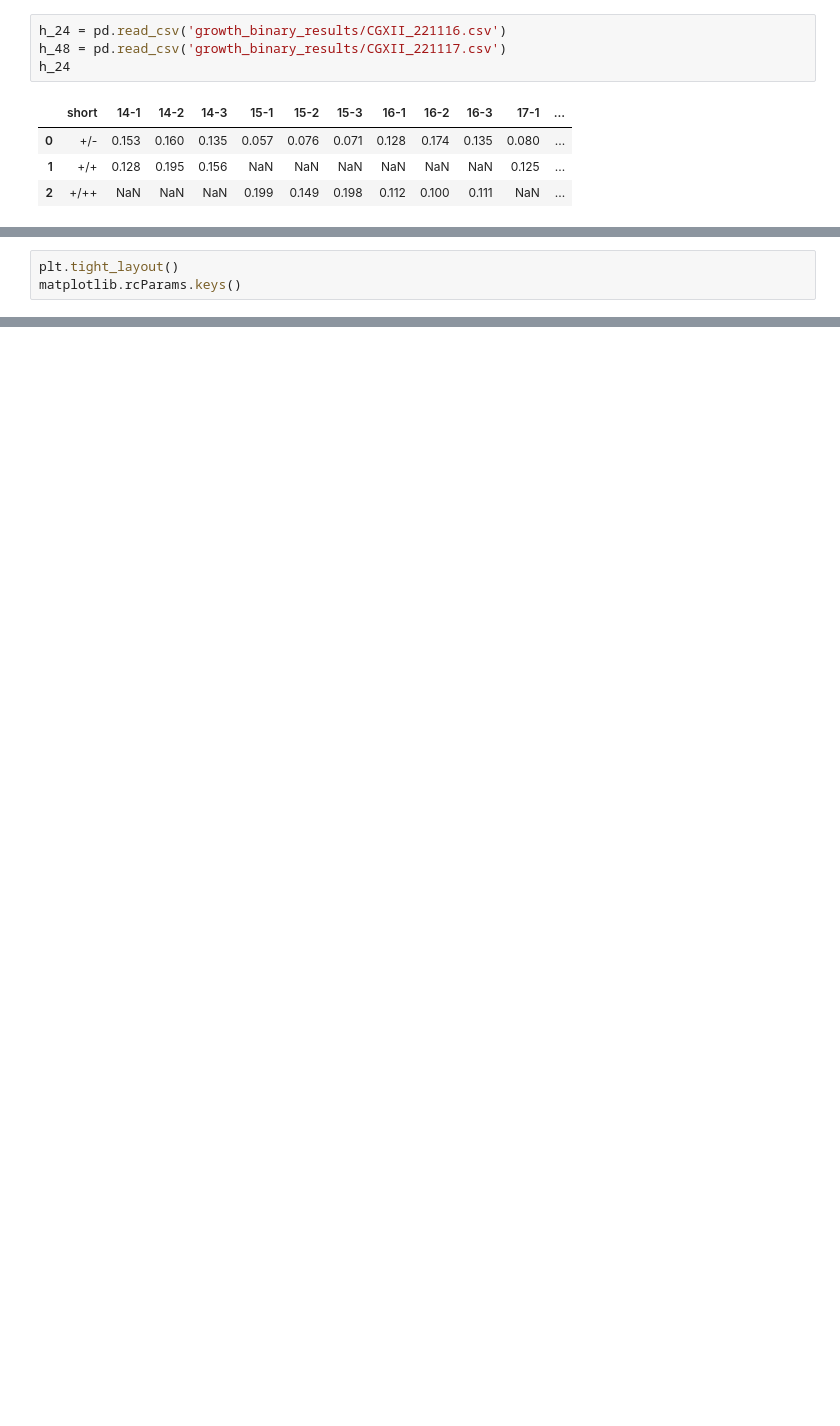
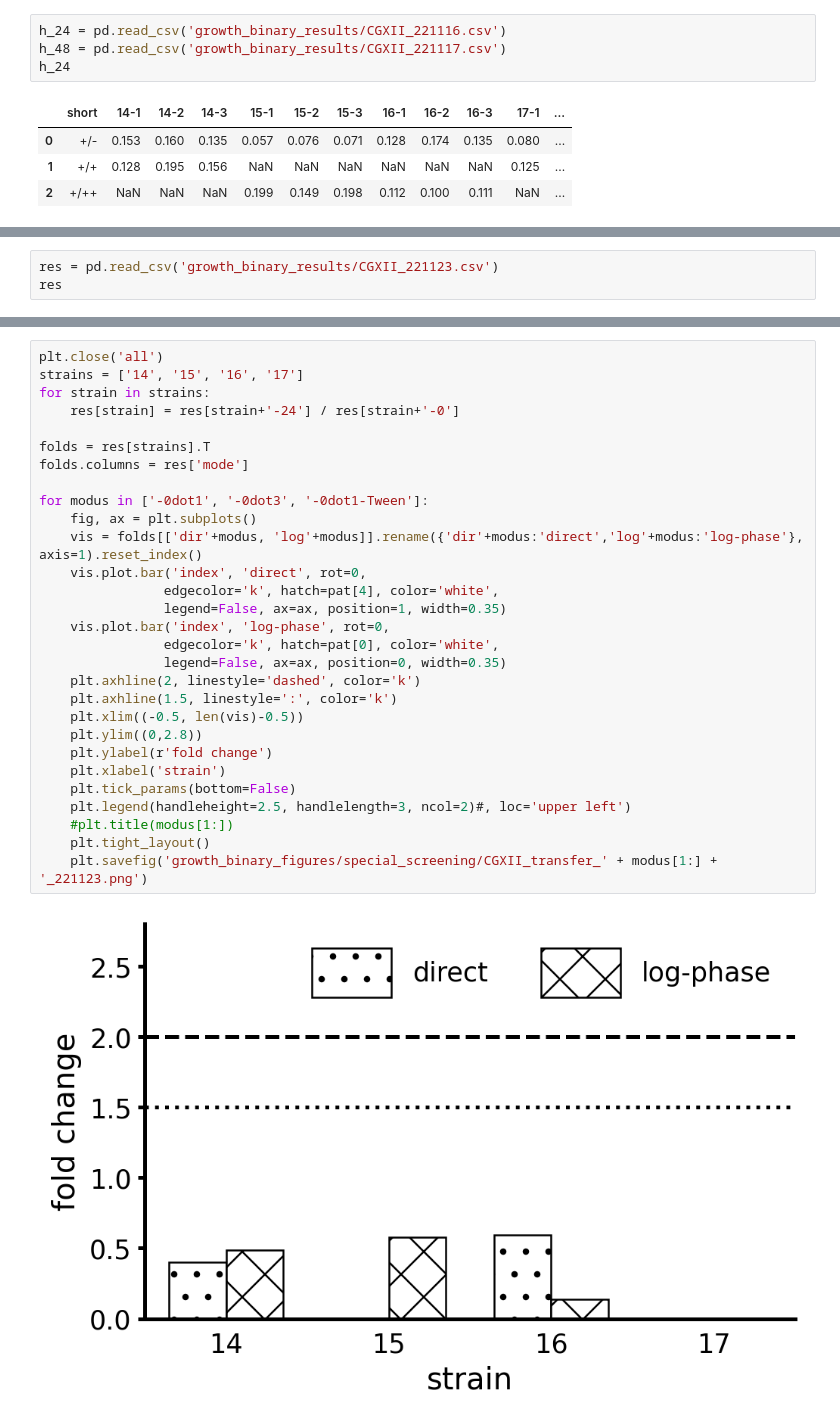
Before and after one commit to draeger-lab/C_striatum_wetlab, a Jupyter notebook: growth_binary/growth_binary.ipynb, the cells around one changed output, grey strips where cells are left out. Cells and saved outputs as stored; diff of their text form; blank space fills up the shorter version.

```diff
--- a/growth_binary/growth_binary.ipynb
+++ b/growth_binary/growth_binary.ipynb
@@ -48,3 +94,0 @@ for strain in ['14', '15', '16', '17']:
-# %%
-plt.tight_layout()
-matplotlib.rcParams.keys()
@@ -69,0 +101,3 @@ KeysView(RcParams({'_internal.classic_mode': False,
+# %%
+res = pd.read_csv('growth_binary_results/CGXII_221123.csv')
+res
@@ -69,0 +112,31 @@ KeysView(RcParams({'_internal.classic_mode': False,
+# %%
+plt.close('all')
+strains = ['14', '15', '16', '17']
+for strain in strains:
+    res[strain] = res[strain+'-24'] / res[strain+'-0']
+
+folds = res[strains].T
+folds.columns = res['mode']
+
+for modus in ['-0dot1', '-0dot3', '-0dot1-Tween']:
+    fig, ax = plt.subplots()
+    vis = folds[['dir'+modus, 'log'+modus]].rename({'dir'+modus:'direct','log'+modus:'log-phase'}, axis=1).reset_index()
+    vis.plot.bar('index', 'direct', rot=0,
+                edgecolor='k', hatch=pat[4], color='white',
+                legend=False, ax=ax, position=1, width=0.35)
+    vis.plot.bar('index', 'log-phase', rot=0,
+                edgecolor='k', hatch=pat[0], color='white',
+                legend=False, ax=ax, position=0, width=0.35)
+    plt.axhline(2, linestyle='dashed', color='k')
+    plt.axhline(1.5, linestyle=':', color='k')
+    plt.xlim((-0.5, len(vis)-0.5))
+    plt.ylim((0,2.8))
+    plt.ylabel(r'fold change')
+    plt.xlabel('strain')
+    plt.tick_params(bottom=False)
+    plt.legend(handleheight=2.5, handlelength=3, ncol=2)#, loc='upper left')
+    #plt.title(modus[1:])
+    plt.tight_layout()
+    plt.savefig('growth_binary_figures/special_screening/CGXII_transfer_' + modus[1:] + '_221123.png')
+# %% [output]
+[figure, added]
```
Also changed, not shown: parts of 14 cells of this notebook, 11 other files.
